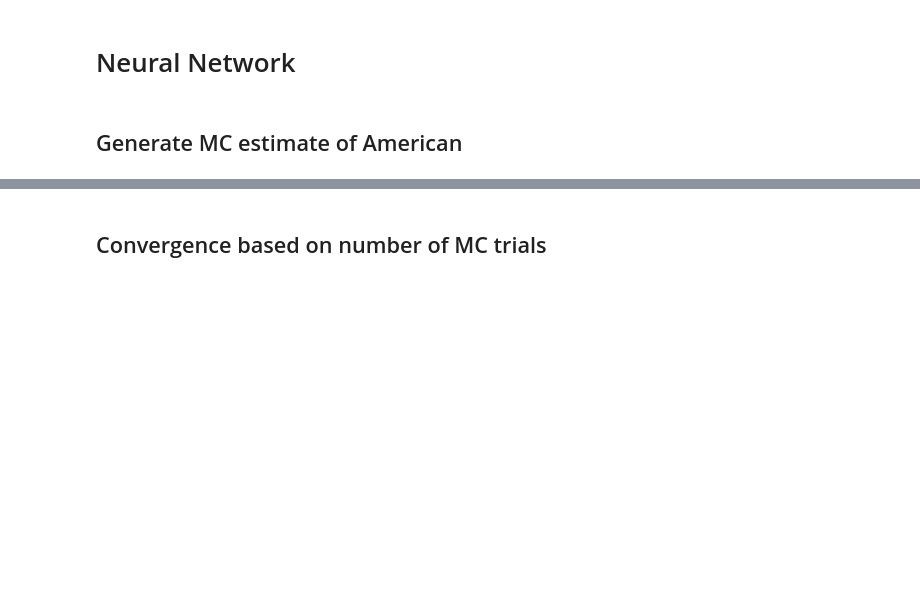
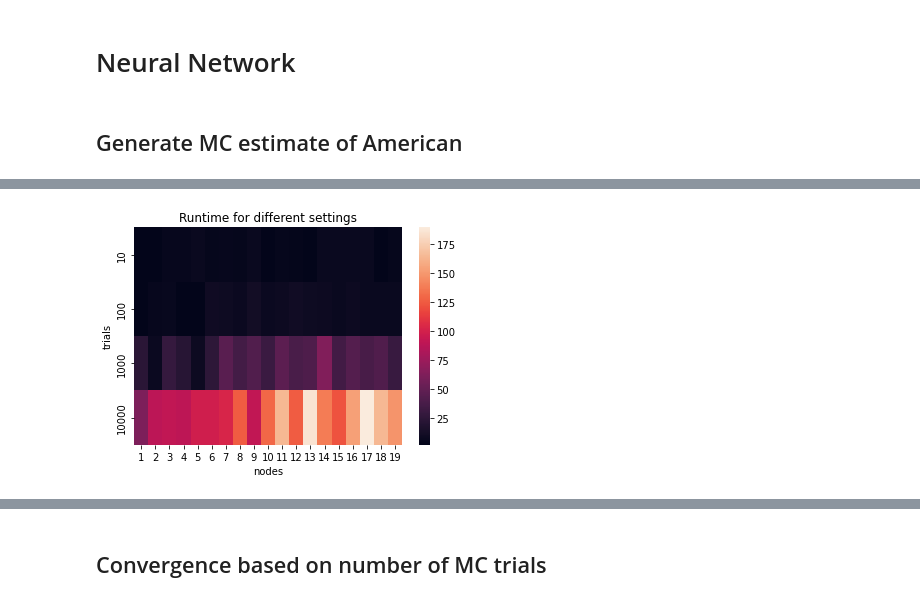
Before and after one commit to SByeUva/advance_computational_finance, a Jupyter notebook: NN-sensitivities.ipynb, the cells around one changed output, grey strips where cells are left out. Drawn from its saved outputs; the diff is of its cells as text; code cells hidden in the pictures; blank space fills up the shorter version.

Commit message:
grid plots

```diff
--- a/NN-sensitivities.ipynb
+++ b/NN-sensitivities.ipynb
@@ -279,0 +283,34 @@ american_se = np.mean(trial_se)
+# %%
+import time
+
+trials = [10_000, 10, 100, 1000]
+nodes = np.arange(1, 20)
+
+
+ans = np.zeros((len(trials), len(nodes)))
+times = np.zeros((len(trials), len(nodes)))
+# %%
+for i, trial in tqdm(enumerate(trials)):
+    for j, node in enumerate(nodes):
+        tic = time.time()
+        s_all = np.array([np.array(GBM_exact(T, S, sigma, r, M)) for x in range(trial)])
+
+        nf = neural_bermudan_fitter(r, sigma, s_all,  K, dates, epochs = 1000, nodes= node)
+        nf.run_pricing_simulation()
+
+
+        ans[i,j] = nf.pvt0_nn
+        times[i,j] = time.time() - tic
+# %%
+times_new = np.zeros(times.shape)
+ans_new = np.zeros(ans.shape)
+# %%
+times_new[0,:] = times[1,:]
+times_new[1,:] = times[2,:]
+times_new[2,:] = times[3,:]
+times_new[3,:] = times[0,:]
+
+ans_new[0,:] = ans[1,:]
+ans_new[1,:] = ans[2,:]
+ans_new[2,:] = ans[3,:]
+ans_new[3,:] = ans[0,:]
@@ -279,0 +320,8 @@ american_se = np.mean(trial_se)
+# %%
+s= sns.heatmap(times_new, xticklabels=nodes, yticklabels=trials)
+s.set_xlabel("nodes")
+s.set_ylabel("trials")
+s.set_title("Runtime for different settings")
+s.figure.savefig("figures/runtime_heatmap.pdf", dpi=300)
+# %% [output]
+[figure, added]
```
Also changed, not shown: parts of 10 cells of this notebook, 8 other files.
